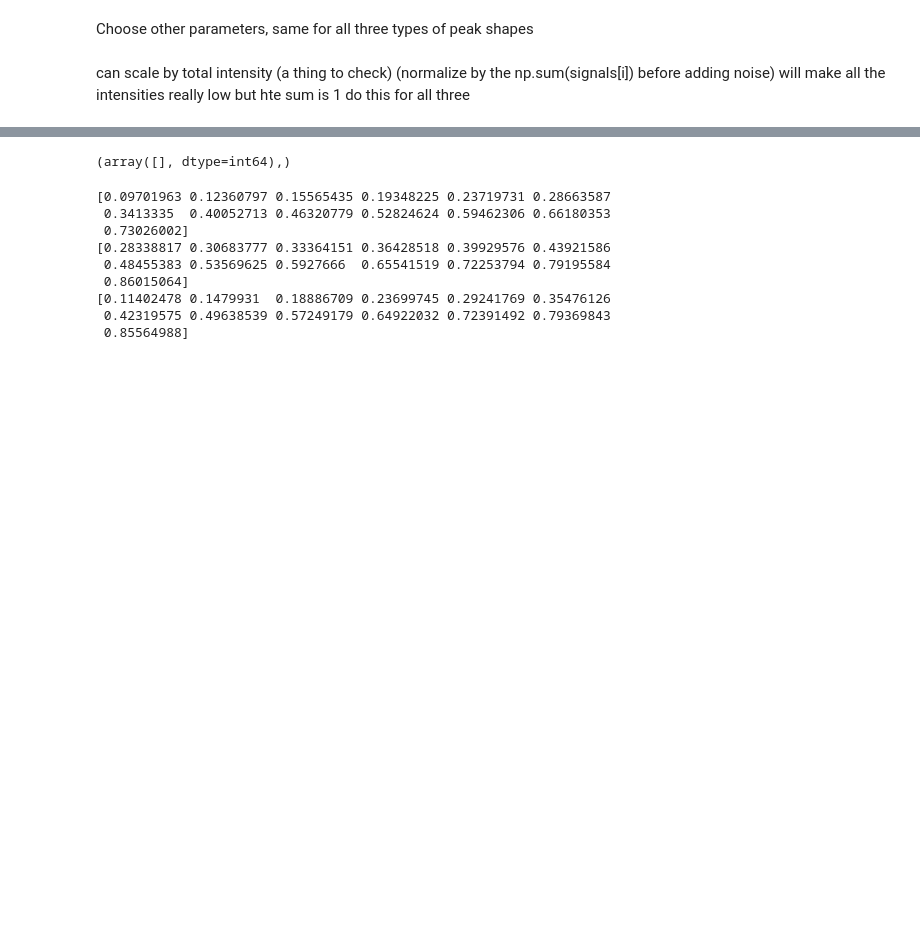
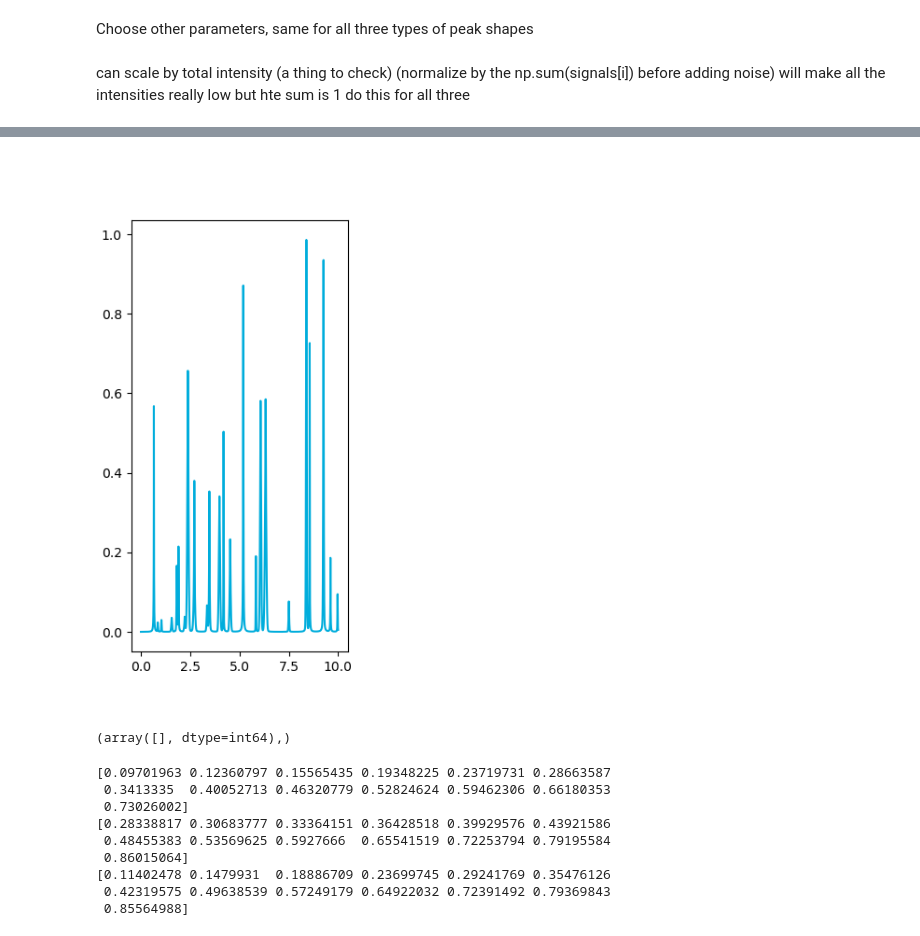
Before and after one commit to soniahasko/internship_2025, a Jupyter notebook: Analytical_Functions/sim_general.ipynb, the cells around one changed output, grey strips where cells are left out. Saved outputs shown, nothing was run; the diff lists cells and outputs as text; code cells hidden in the pictures; blank space fills up the shorter version.

```diff
--- a/Analytical_Functions/sim_general.ipynb
+++ b/Analytical_Functions/sim_general.ipynb
@@ -196,3 +198,10 @@ plt.show()
+# %%
+i = 0
+plt.figure(figsize=(3,6))
+plt.plot(x, signals_voigt[i], color='#00ADDC')
+plt.show()
+# %% [output]
+[figure, added]
 # %%
 np.where(signals_lor[i] > 9)
 # %% [output]
```
Also changed, not shown: parts of 3 cells of this notebook, 3 other files.
